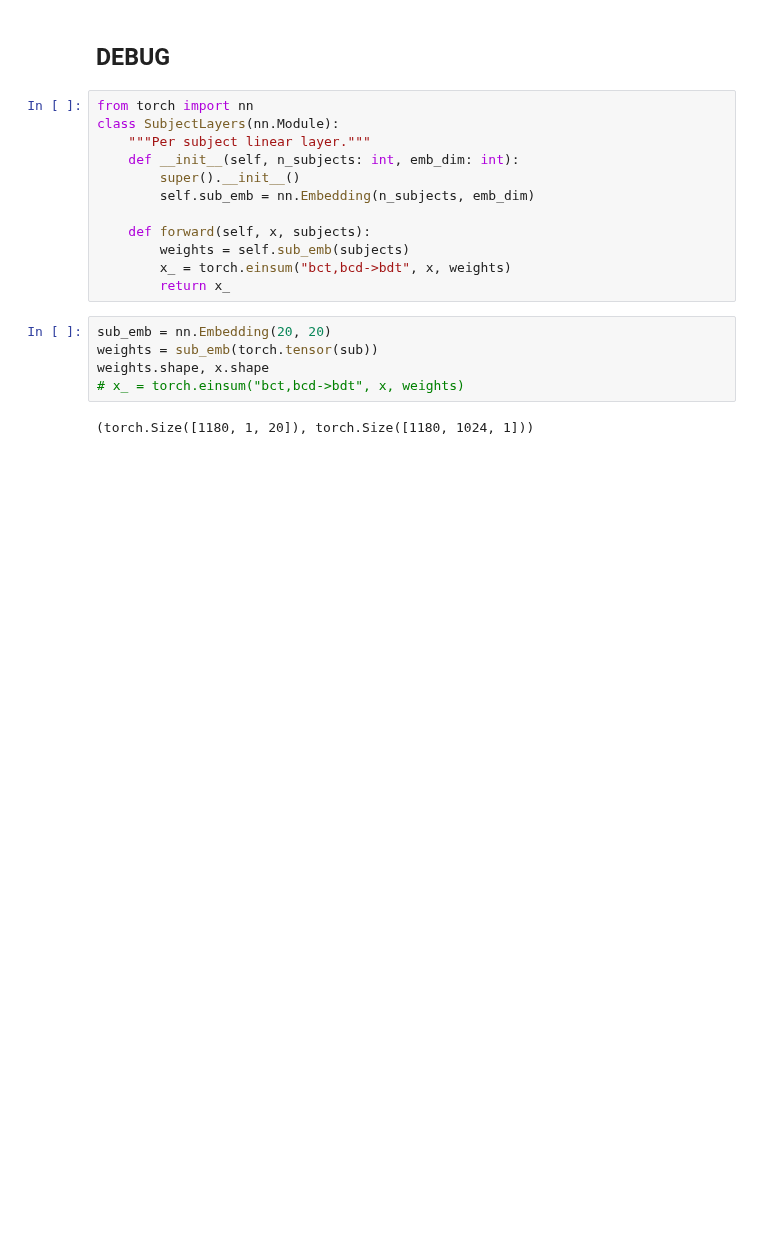
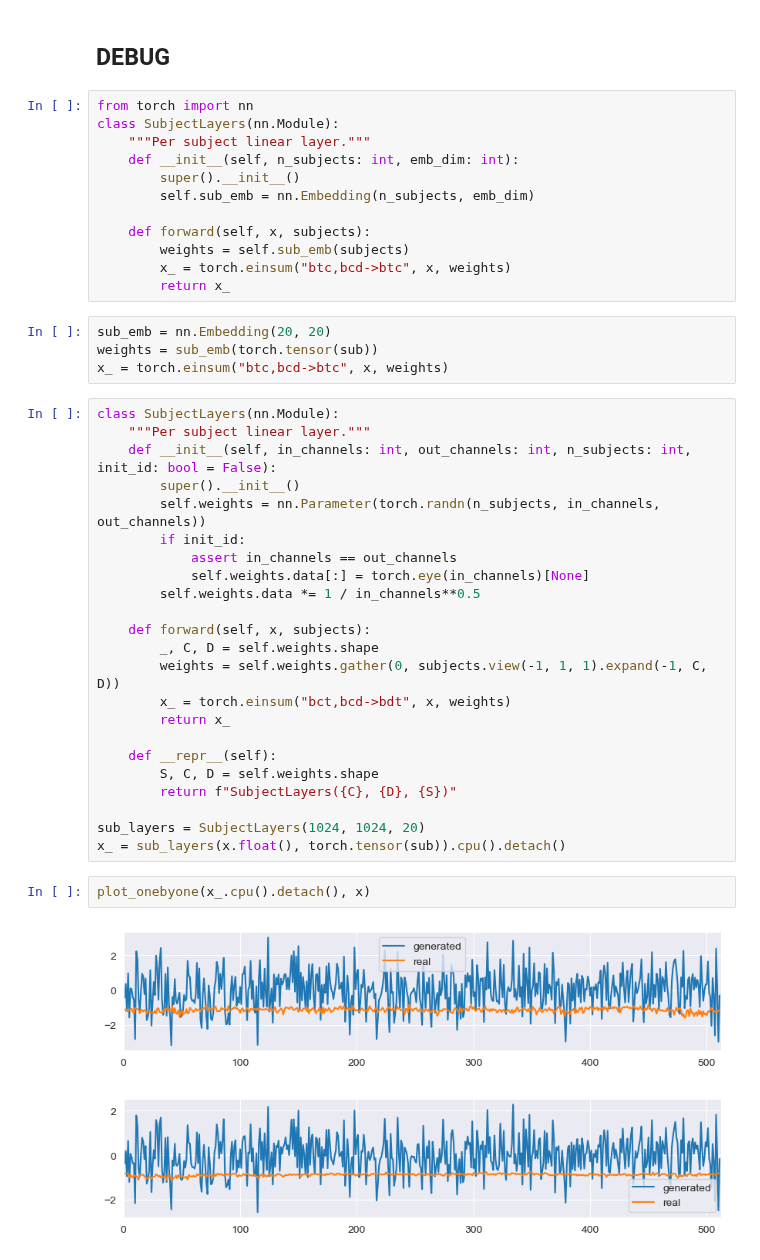
Before and after one commit to Yeganehfrh/EEGModalNet, a Jupyter notebook: notebooks/Debug.ipynb, the cells around one changed output. Drawn from its saved outputs; the diff is of its cells as text; blank space fills up the shorter version.

Commit message:
inspect the effect of subject layer on the signal

```diff
--- a/notebooks/Debug.ipynb
+++ b/notebooks/Debug.ipynb
@@ -302,12 +319,37 @@ class SubjectLayers(nn.Module):
 
     def forward(self, x, subjects):
         weights = self.sub_emb(subjects)
-        x_ = torch.einsum("bct,bcd->bdt", x, weights)
+        x_ = torch.einsum("btc,bcd->btc", x, weights)
         return x_
 # %%
 sub_emb = nn.Embedding(20, 20)
 weights = sub_emb(torch.tensor(sub))
-weights.shape, x.shape
-# x_ = torch.einsum("bct,bcd->bdt", x, weights)
+x_ = torch.einsum("btc,bcd->btc", x, weights)
-# %% [output]
-(torch.Size([1180, 1, 20]), torch.Size([1180, 1024, 1]))
+# %%
+class SubjectLayers(nn.Module):
+    """Per subject linear layer."""
+    def __init__(self, in_channels: int, out_channels: int, n_subjects: int, init_id: bool = False):
+        super().__init__()
+        self.weights = nn.Parameter(torch.randn(n_subjects, in_channels, out_channels))
+        if init_id:
+            assert in_channels == out_channels
+            self.weights.data[:] = torch.eye(in_channels)[None]
+        self.weights.data *= 1 / in_channels**0.5
+
+    def forward(self, x, subjects):
+        _, C, D = self.weights.shape
+        weights = self.weights.gather(0, subjects.view(-1, 1, 1).expand(-1, C, D))
+        x_ = torch.einsum("bct,bcd->bdt", x, weights)
+        return x_
+
+    def __repr__(self):
+        S, C, D = self.weights.shape
+        return f"SubjectLayers({C}, {D}, {S})"
+
+sub_layers = SubjectLayers(1024, 1024, 20)
+x_ = sub_layers(x.float(), torch.tensor(sub)).cpu().detach()
+# %%
+plot_onebyone(x_.cpu().detach(), x)
+# %% [output]
+[figure, added]
+[figure, added]
```
Also changed, not shown: parts of 12 cells of this notebook.
